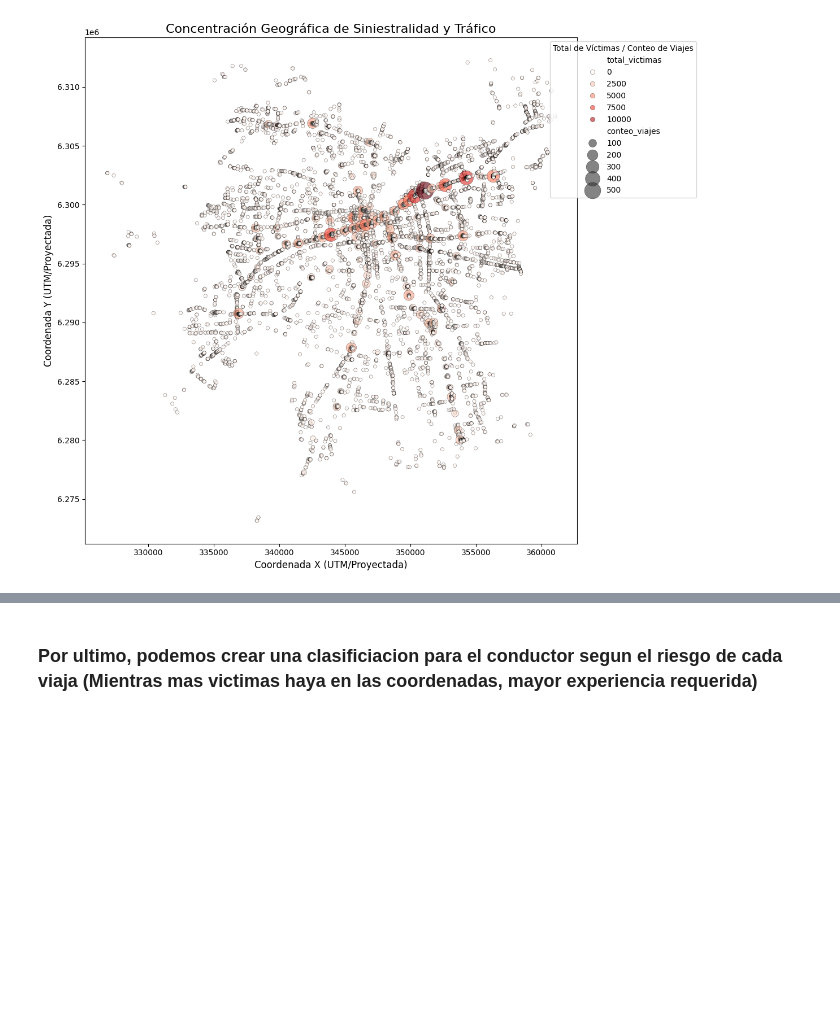
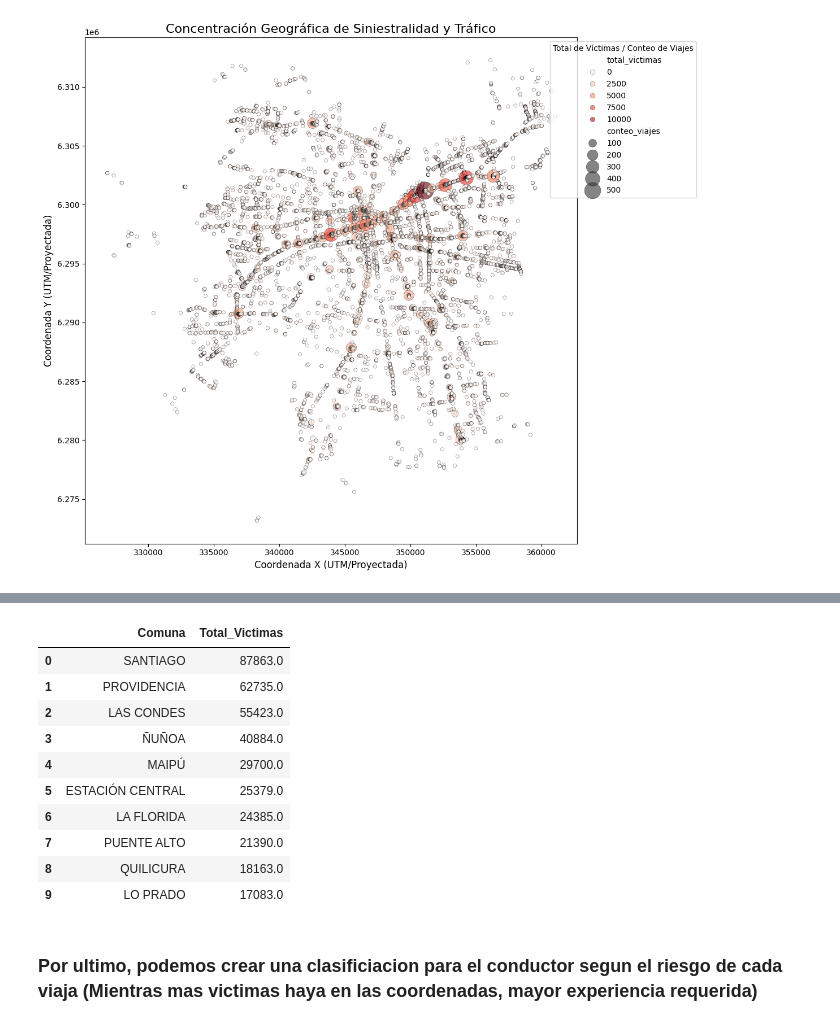
Before and after one commit to Cheng-0201/Proyecto-de-Ciencia-de-Dato, a Jupyter notebook: notebooks/001_con_muetra.ipynb, the cells around one changed output, grey strips where cells are left out. Cells and saved outputs as stored; diff of their text form; code cells hidden in the pictures; blank space fills up the shorter version.

```diff
--- a/notebooks/001_con_muetra.ipynb
+++ b/notebooks/001_con_muetra.ipynb
@@ -638,3 +673,22 @@ plt.show()
+# %%
+df_ranking_riesgo = df_riesgo_por_comuna.sort_values(
+    by=COLUMNA_METRICA_RIESGO,
+    ascending=False
+).reset_index(drop=True)
+
+df_ranking_riesgo.head(10)
+# %% [output]
+|  | Comuna | Total_Victimas |
+| 0 | SANTIAGO | 87863.0 |
+| 1 | PROVIDENCIA | 62735.0 |
+| 2 | LAS CONDES | 55423.0 |
+| 3 | ÑUÑOA | 40884.0 |
+| 4 | MAIPÚ | 29700.0 |
+| 5 | ESTACIÓN CENTRAL | 25379.0 |
+| 6 | LA FLORIDA | 24385.0 |
+| 7 | PUENTE ALTO | 21390.0 |
+| 8 | QUILICURA | 18163.0 |
+| 9 | LO PRADO | 17083.0 |
 # %% [markdown]
 ### **Por ultimo, podemos crear una clasificiacion para el conductor segun el riesgo de cada viaja (Mientras mas victimas haya en las coordenadas, mayor experiencia requerida)**
 # %%
```
Also changed, not shown: parts of 2 cells of this notebook, 1 other file.
